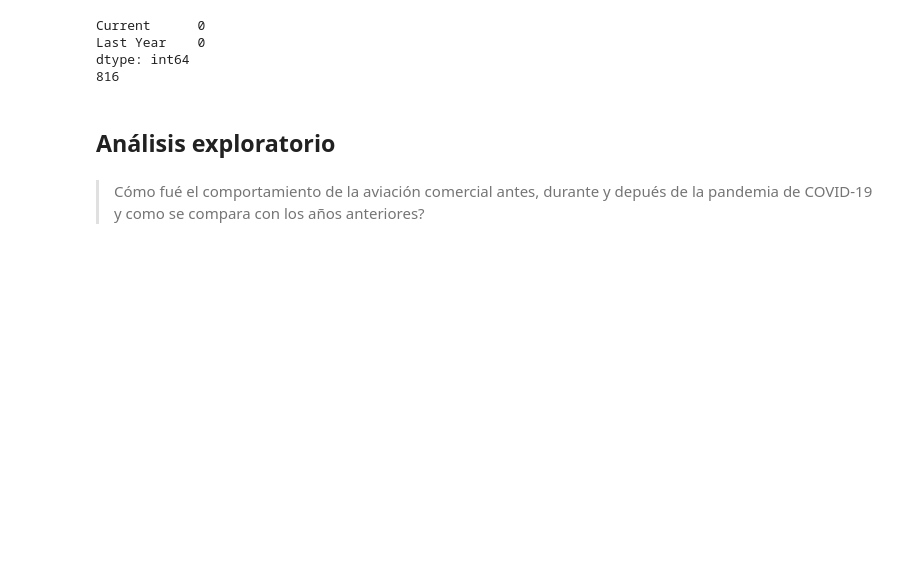
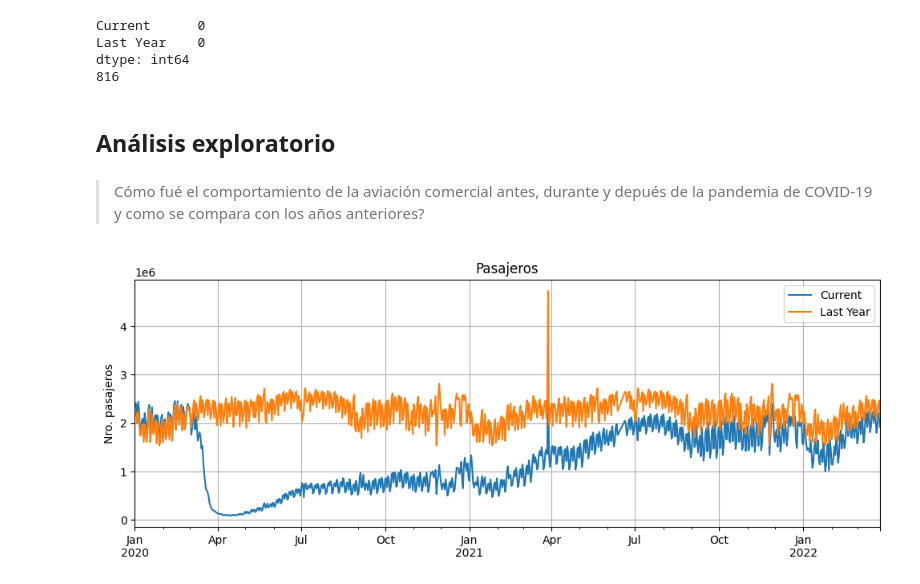
Before and after one commit to JairRamosG/Series_de_Tiempo, a Jupyter notebook: 05_Analisis/Aviacion/aviacion.ipynb, the cells around one changed output. Drawn from its saved outputs; the diff is of its cells as text; code cells hidden in the pictures; blank space fills up the shorter version.

```diff
--- a/05_Analisis/Aviacion/aviacion.ipynb
+++ b/05_Analisis/Aviacion/aviacion.ipynb
@@ -295,3 +296,10 @@ dtype: int64
 ## Análisis exploratorio
 # %% [markdown]
 > Cómo fué el comportamiento de la aviación comercial antes, durante y depués de la pandemia de COVID-19 y como se compara con los años anteriores?
+# %%
+ax = serie_pasajeros.plot(figsize = (12,4))
+ax.set_title('Pasajeros')
+ax.set_ylabel('Nro. pasajeros')
+ax.grid()
+# %% [output]
+[figure, added]
```
Also changed, not shown: parts of 10 cells of this notebook.
